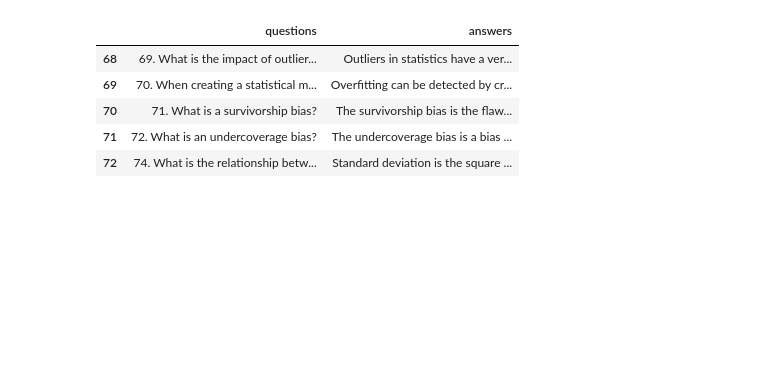
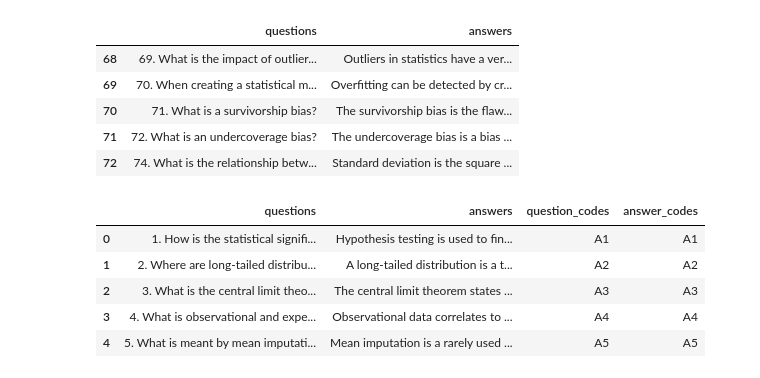
Before and after one commit to GentlemanFrog/Random_projects_python, a Jupyter notebook: Ranodom_jupiters_notes/Web_scraping_data/scrapping_test_formating.ipynb, the cells around one changed output. Saved outputs shown, nothing was run; the diff lists cells and outputs as text; code cells hidden in the pictures; blank space fills up the shorter version.

Commit message:
Update, added codes of questions and answer
Adding codes as key values in dictionary will simplify comparing the right answers

```diff
--- a/Ranodom_jupiters_notes/Web_scraping_data/scrapping_test_formating.ipynb
+++ b/Ranodom_jupiters_notes/Web_scraping_data/scrapping_test_formating.ipynb
@@ -104,3 +104,27 @@ df_separated_qa.tail()
 | 70 | 71. What is a survivorship bias? | The survivorship bias is the flaw... |
 | 71 | 72. What is an undercoverage bias? | The undercoverage bias is a bias ... |
 | 72 | 74. What is the relationship betw... | Standard deviation is the square ... |
+# %%
+# Making codes for questions and answers:
+
+def generate_code(row_index):
+    return 'A' + str(row_index+1)
+
+question_codes = []
+answer_codes = []
+for i, row in df_separated_qa.reset_index().iterrows():
+    question_codes.append(generate_code(i))
+    answer_codes.append(generate_code(i))
+
+# Adding codes as columns to data frame:
+df_separated_qa['question_codes'] = question_codes
+df_separated_qa['answer_codes'] = answer_codes
+# %%
+df_separated_qa.head()
+# %% [output]
+|  | questions | answers | question_codes | answer_codes |
+| 0 | 1. How is the statistical signifi... | Hypothesis testing is used to fin... | A1 | A1 |
+| 1 | 2. Where are long-tailed distribu... | A long-tailed distribution is a t... | A2 | A2 |
+| 2 | 3. What is the central limit theo... | The central limit theorem states ... | A3 | A3 |
+| 3 | 4. What is observational and expe... | Observational data correlates to ... | A4 | A4 |
+| 4 | 5. What is meant by mean imputati... | Mean imputation is a rarely used ... | A5 | A5 |
```
Also changed, not shown: parts of 2 cells of this notebook.
